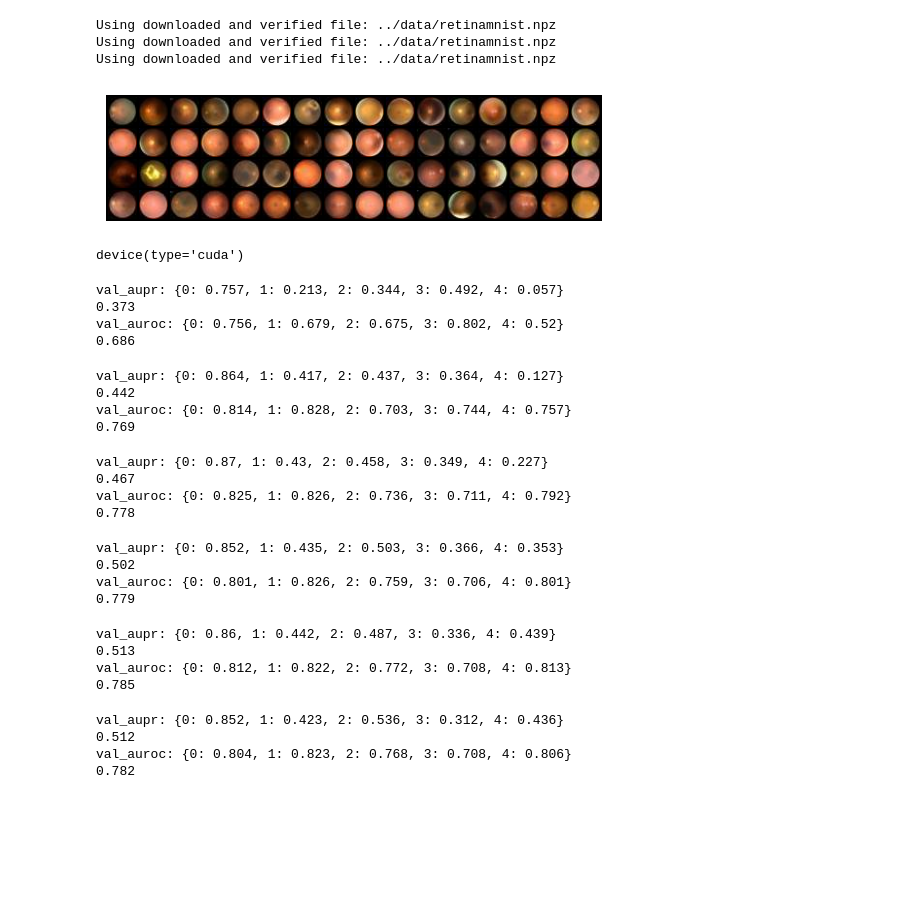
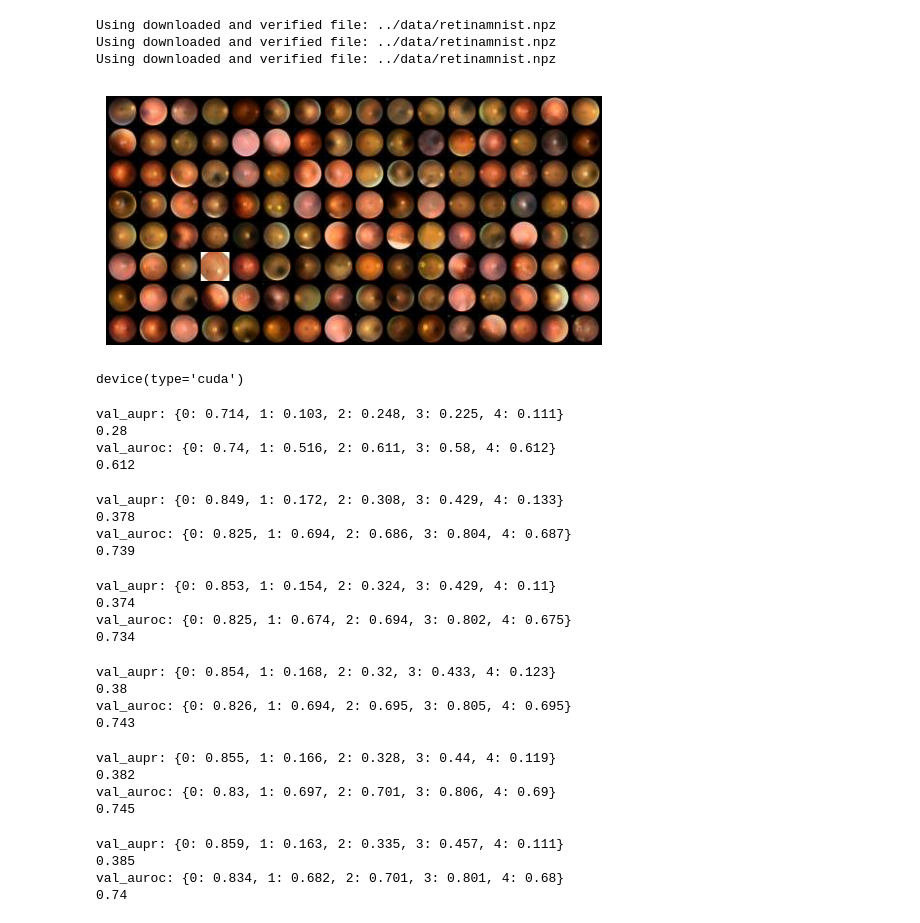
Before and after one commit to scotsun/clear-vae, a Jupyter notebook: contrastive-vae/medmnist_expr.ipynb, the cells around one changed output. Drawn from its saved outputs; the diff is of its cells as text; code cells hidden in the pictures; blank space fills up the shorter version.

```diff
--- a/contrastive-vae/medmnist_expr.ipynb
+++ b/contrastive-vae/medmnist_expr.ipynb
@@ -22,15 +22,17 @@ data_transform = transforms.Compose([
 ])
 
 # load the data
-train_dataset = DataClass(split='train', transform=data_transform, download=download, root="../data/")
-valid_dataset = DataClass(split='val', transform=data_transform, download=download, root="../data/")
-test_dataset = DataClass(split='test', transform=data_transform, download=download, root="../data/")
+_train_dataset = DataClass(split='train', transform=data_transform, download=download, root="../data/")
+_valid_dataset = DataClass(split='val', transform=data_transform, download=download, root="../data/")
+_test_dataset = DataClass(split='test', transform=data_transform, download=download, root="../data/")
+
+dataset = ConcatDataset([_train_dataset, _valid_dataset, _test_dataset])
 
 BATCH_SIZE = 128
-# encapsulate data into dataloader form
-train_loader = DataLoader(dataset=train_dataset, batch_size=BATCH_SIZE, shuffle=True)
-valid_loader = DataLoader(dataset=valid_dataset, batch_size=BATCH_SIZE, shuffle=False)
-test_loader = DataLoader(dataset=test_dataset, batch_size=BATCH_SIZE, shuffle=False)
+
+train, test = torch.utils.data.random_split(dataset, [len(_train_dataset) + len(_valid_dataset), len(_test_dataset)])
+train_loader = DataLoader(train, batch_size=BATCH_SIZE, shuffle=True)
+test_loader = DataLoader(test, batch_size=BATCH_SIZE, shuffle=False)
 # %% [output]
 Using downloaded and verified file: ../data/retinamnist.npz
 Using downloaded and verified file: ../data/retinamnist.npz
@@ -40,12 +40,13 @@ img_batch, label_batch = next(iter(train_loader))
 # %%
 from torchvision.utils import make_grid
 import matplotlib.pyplot as plt
 
+img_batch, _ = next(iter(train_loader))
 plt.imshow(make_grid(img_batch, nrow=16).permute(1, 2, 0))
 plt.axis('off')
 plt.show()
 # %% [output]
-[figure, old version]
+[figure, new version]
 # %%
 device = torch.device("cuda" if torch.cuda.is_available() else "cpu")
 device
@@ -66,30 +75,30 @@ trainer = SimpleCNNTrainer(cnn, optimizer, criterion, 3, device)
 # %%
-trainer.fit(16, train_loader, valid_loader)
+trainer.fit(101, train_loader, test_loader)
 # %% [output]
-val_aupr: {0: 0.757, 1: 0.213, 2: 0.344, 3: 0.492, 4: 0.057}
-0.373
-val_auroc: {0: 0.756, 1: 0.679, 2: 0.675, 3: 0.802, 4: 0.52}
-0.686
+val_aupr: {0: 0.714, 1: 0.103, 2: 0.248, 3: 0.225, 4: 0.111}
+0.28
+val_auroc: {0: 0.74, 1: 0.516, 2: 0.611, 3: 0.58, 4: 0.612}
+0.612
-val_aupr: {0: 0.864, 1: 0.417, 2: 0.437, 3: 0.364, 4: 0.127}
-0.442
-val_auroc: {0: 0.814, 1: 0.828, 2: 0.703, 3: 0.744, 4: 0.757}
-0.769
+val_aupr: {0: 0.849, 1: 0.172, 2: 0.308, 3: 0.429, 4: 0.133}
+0.378
+val_auroc: {0: 0.825, 1: 0.694, 2: 0.686, 3: 0.804, 4: 0.687}
+0.739
-val_aupr: {0: 0.87, 1: 0.43, 2: 0.458, 3: 0.349, 4: 0.227}
-0.467
-val_auroc: {0: 0.825, 1: 0.826, 2: 0.736, 3: 0.711, 4: 0.792}
-0.778
+val_aupr: {0: 0.853, 1: 0.154, 2: 0.324, 3: 0.429, 4: 0.11}
+0.374
+val_auroc: {0: 0.825, 1: 0.674, 2: 0.694, 3: 0.802, 4: 0.675}
+0.734
-val_aupr: {0: 0.852, 1: 0.435, 2: 0.503, 3: 0.366, 4: 0.353}
-0.502
-val_auroc: {0: 0.801, 1: 0.826, 2: 0.759, 3: 0.706, 4: 0.801}
-0.779
+val_aupr: {0: 0.854, 1: 0.168, 2: 0.32, 3: 0.433, 4: 0.123}
+0.38
+val_auroc: {0: 0.826, 1: 0.694, 2: 0.695, 3: 0.805, 4: 0.695}
+0.743
-val_aupr: {0: 0.86, 1: 0.442, 2: 0.487, 3: 0.336, 4: 0.439}
-0.513
-val_auroc: {0: 0.812, 1: 0.822, 2: 0.772, 3: 0.708, 4: 0.813}
-0.785
+val_aupr: {0: 0.855, 1: 0.166, 2: 0.328, 3: 0.44, 4: 0.119}
+0.382
+val_auroc: {0: 0.83, 1: 0.697, 2: 0.701, 3: 0.806, 4: 0.69}
+0.745
-val_aupr: {0: 0.852, 1: 0.423, 2: 0.536, 3: 0.312, 4: 0.436}
-0.512
-val_auroc: {0: 0.804, 1: 0.823, 2: 0.768, 3: 0.708, 4: 0.806}
-0.782
+val_aupr: {0: 0.859, 1: 0.163, 2: 0.335, 3: 0.457, 4: 0.111}
+0.385
+val_auroc: {0: 0.834, 1: 0.682, 2: 0.701, 3: 0.801, 4: 0.68}
+0.74
 # %%
 trainer._valid(test_loader, True, 0)
 # %% [output]
```
Also changed, not shown: parts of 17 cells of this notebook, 3 other files.
